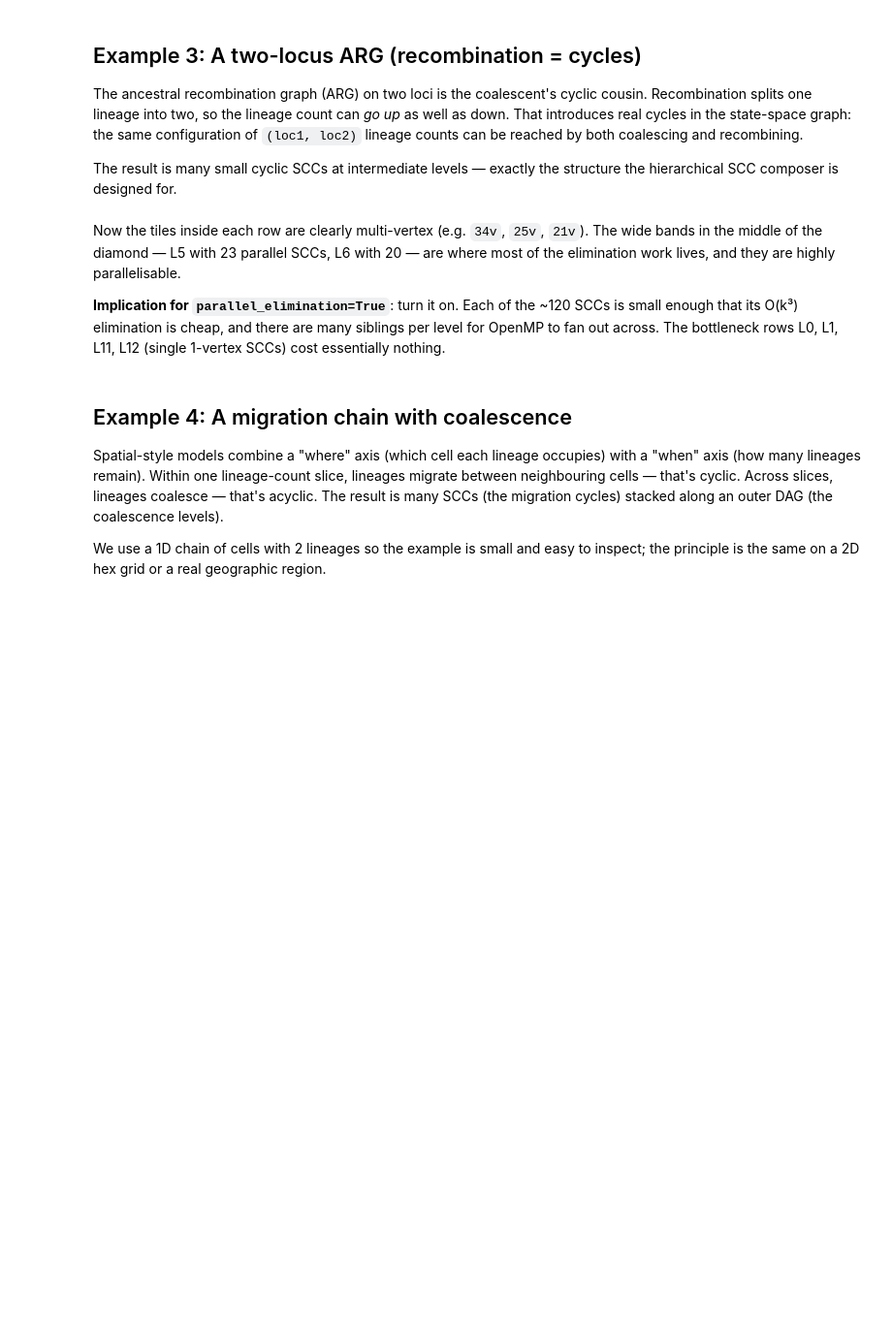
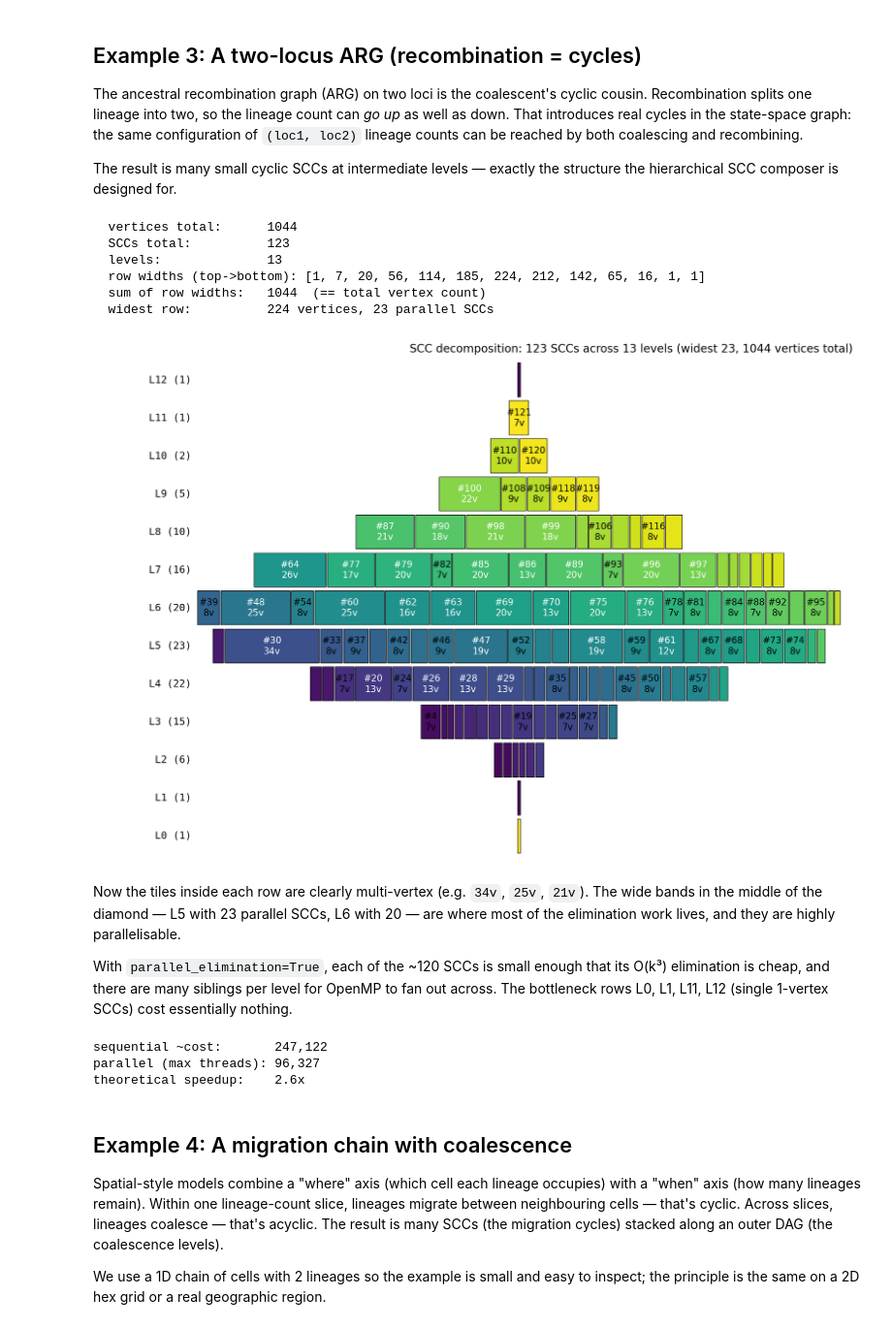
Before and after one commit to munch-group/phasic, a Jupyter notebook: docs/pages/tutorial/scc-decomposition.ipynb, the cells around one changed output. Shown at 97% size. Saved outputs shown, nothing was run; the diff lists cells and outputs as text; code cells hidden in the pictures; blank space fills up the shorter version.

```diff
--- a/docs/pages/tutorial/scc-decomposition.ipynb
+++ b/docs/pages/tutorial/scc-decomposition.ipynb
@@ -136,25 +158,35 @@ def two_locus_arg(state, indexer=None):
             if loc1 <= nr_samples and loc2 <= nr_samples:
                 child[indexer.props_to_index(loc1=loc1, loc2=loc2)] += 1
                 transitions.append([child,
-                                    state[i] * (state[j] - same) / (1 + same)])
+                                    [state[i] * (state[j] - same) / (1 + same), 0]])
         # Recombination — this is what creates cycles
         if state[i] > 0 and pi.descendants.loc1 > 0 and pi.descendants.loc2 > 0:
             child = state.copy()
             child[i] -= 1
             child[indexer.props_to_index(loc1=pi.descendants.loc1, loc2=0)] += 1
             child[indexer.props_to_index(loc1=0, loc2=pi.descendants.loc2)] += 1
-            transitions.append([child, 1.0])
+            transitions.append([child, [0, 1.0]])
     return transitions
 
 
 g_arg = Graph(two_locus_arg, ipv=initial, indexer=indexer)
+g_arg.update_weights([1, 0.7])
 summarise(g_arg)
+# %% [output]
+  vertices total:      1044
+  SCCs total:          123
+  levels:              13
+  row widths (top->bottom): [1, 7, 20, 56, 114, 185, 224, 212, 142, 65, 16, 1, 1]
+  sum of row widths:   1044  (== total vertex count)
+  widest row:          224 vertices, 23 parallel SCCs
 # %%
-g_arg.plot_scc_decomposition(figsize=(12, 8));
+g_arg.plot_scc_decomp(figsize=(12, 8));
+# %% [output]
+[figure, added]
 # %% [markdown]
 Now the tiles inside each row are clearly multi-vertex (e.g. `34v`, `25v`, `21v`). The wide bands in the middle of the diamond — L5 with 23 parallel SCCs, L6 with 20 — are where most of the elimination work lives, and they are highly parallelisable.
 
-**Implication for `parallel_elimination=True`**: turn it on. Each of the ~120 SCCs is small enough that its O(k³) elimination is cheap, and there are many siblings per level for OpenMP to fan out across. The bottleneck rows L0, L1, L11, L12 (single 1-vertex SCCs) cost essentially nothing.
+With `parallel_elimination=True`, each of the ~120 SCCs is small enough that its O(k³) elimination is cheap, and there are many siblings per level for OpenMP to fan out across. The bottleneck rows L0, L1, L11, L12 (single 1-vertex SCCs) cost essentially nothing.
 # %%
 # Predict the speedup ceiling from the plot:
 # total compute time scales with sum(k^3) over SCCs.
@@ -169,6 +201,10 @@ par_cost = sum(max(scc.scc_at(i).size() ** 3 for i in lvl) for lvl in levels)
 print(f"sequential ~cost:       {seq_cost:,}")
 print(f"parallel (max threads): {par_cost:,}")
 print(f"theoretical speedup:    {seq_cost / par_cost:.1f}x")
+# %% [output]
+sequential ~cost:       247,122
+parallel (max threads): 96,327
+theoretical speedup:    2.6x
 # %% [markdown]
 ## Example 4: A migration chain with coalescence
 
```
Also changed, not shown: parts of 25 cells of this notebook, 38 other files.
